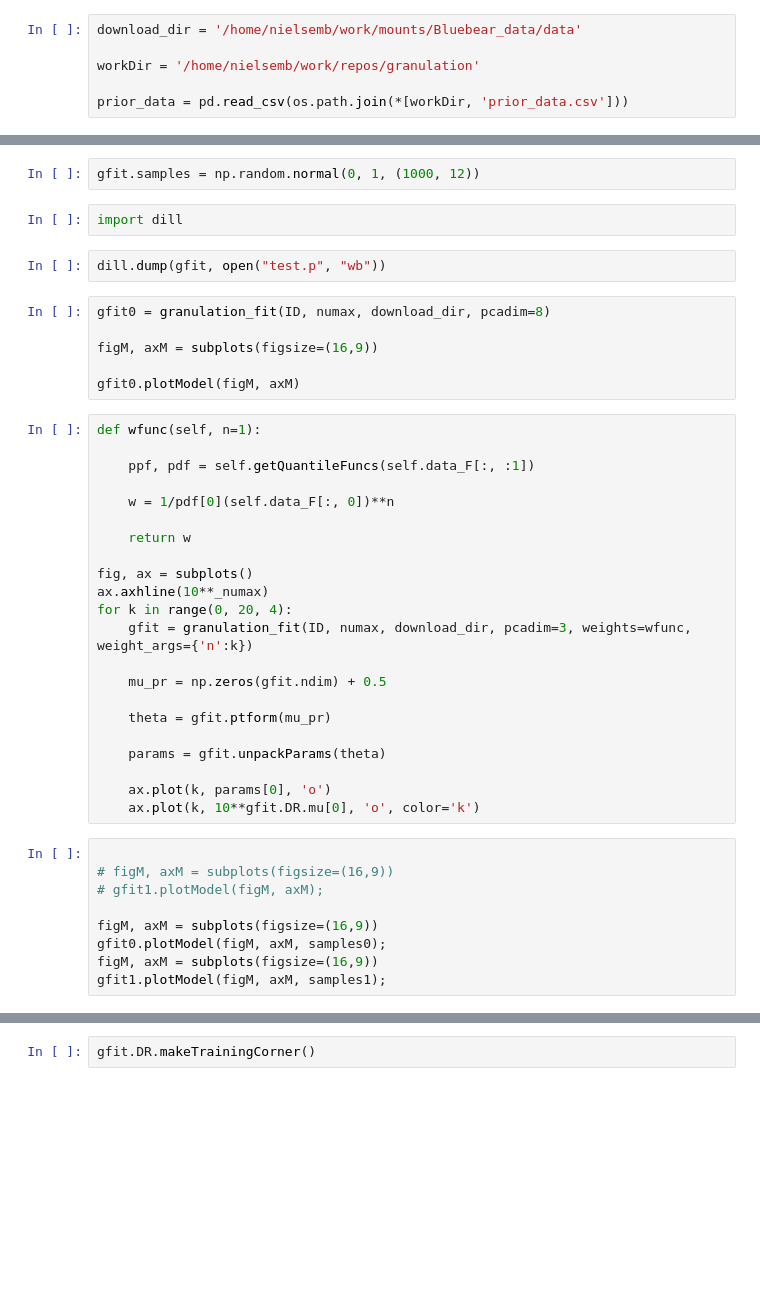
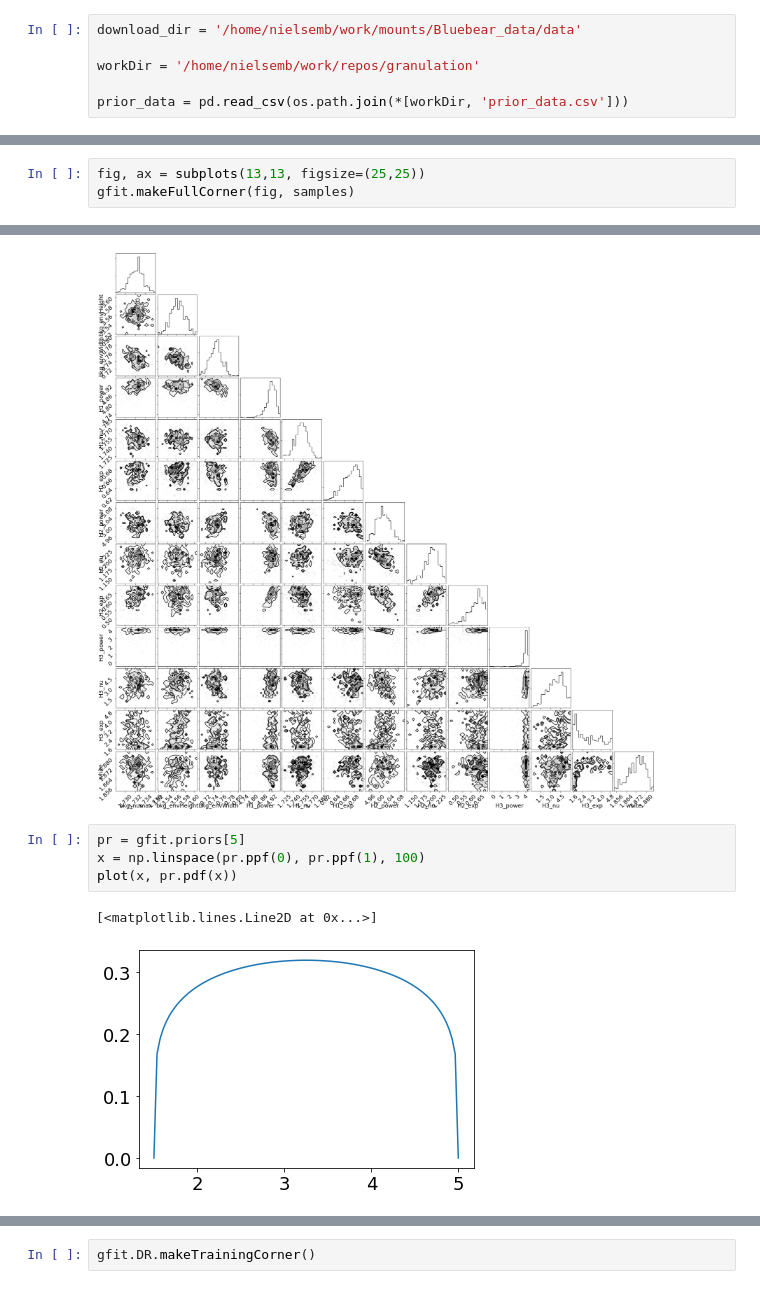
Before and after one commit to nielsenmb/granulation, a Jupyter notebook: background_fitting.ipynb, the cells around one changed output, grey strips where cells are left out. Drawn from its saved outputs; the diff is of its cells as text; blank space fills up the shorter version.

```diff
--- a/background_fitting.ipynb
+++ b/background_fitting.ipynb
@@ -58,43 +73,4 @@ Binning time series by 3
-# %%
-gfit.samples = np.random.normal(0, 1, (1000, 12))
-# %%
-import dill
-# %%
-dill.dump(gfit, open("test.p", "wb"))
-# %%
-gfit0 = granulation_fit(ID, numax, download_dir, pcadim=8)
-
-figM, axM = subplots(figsize=(16,9))
-
-gfit0.plotModel(figM, axM)
-# %%
-def wfunc(self, n=1):
-
-    ppf, pdf = self.getQuantileFuncs(self.data_F[:, :1])
-
-    w = 1/pdf[0](self.data_F[:, 0])**n
-
-    return w
-
-fig, ax = subplots()
-ax.axhline(10**_numax)
-for k in range(0, 20, 4):
-    gfit = granulation_fit(ID, numax, download_dir, pcadim=3, weights=wfunc, weight_args={'n':k})
-
-    mu_pr = np.zeros(gfit.ndim) + 0.5
-
-    theta = gfit.ptform(mu_pr)
-
-    params = gfit.unpackParams(theta)
-
-    ax.plot(k, params[0], 'o')
-    ax.plot(k, 10**gfit.DR.mu[0], 'o', color='k')
-# %%
-
-# figM, axM = subplots(figsize=(16,9))
-# gfit1.plotModel(figM, axM);
-
-figM, axM = subplots(figsize=(16,9))
-gfit0.plotModel(figM, axM, samples0);
-figM, axM = subplots(figsize=(16,9))
-gfit1.plotModel(figM, axM, samples1);
+# %%
+fig, ax = subplots(13,13, figsize=(25,25))
+gfit.makeFullCorner(fig, samples)
+# %% [output]
@@ -100,0 +78,8 @@ gfit1.plotModel(figM, axM, samples1);
+[figure, added]
+# %%
+pr = gfit.priors[5]
+x = np.linspace(pr.ppf(0), pr.ppf(1), 100)
+plot(x, pr.pdf(x))
+# %% [output]
+[<matplotlib.lines.Line2D at 0x...>]
+[figure, added]
```
Also changed, not shown: parts of 82 cells of this notebook, 2 other files.
